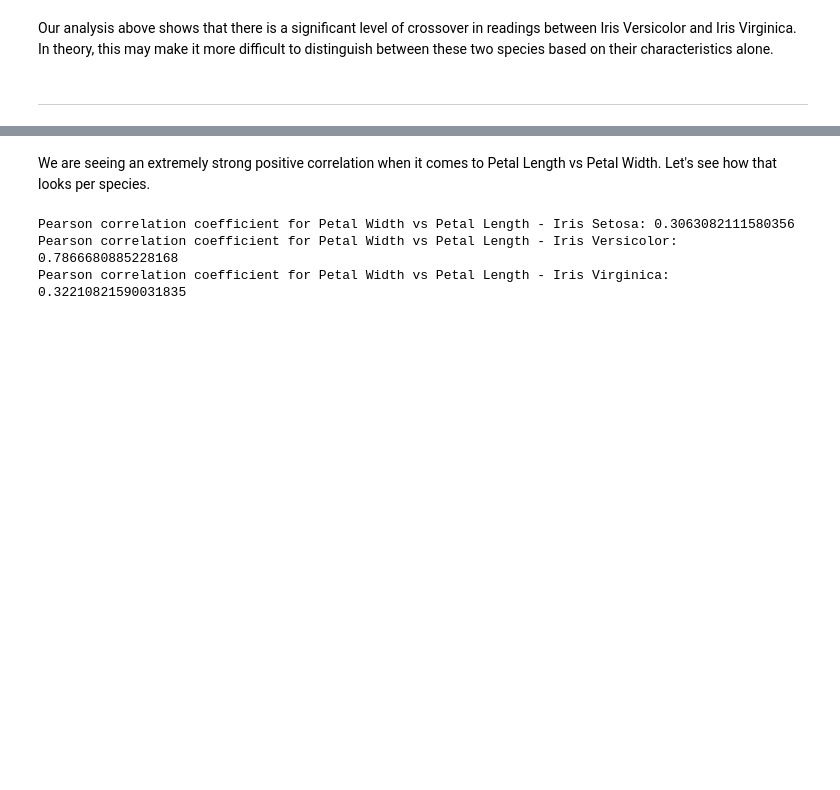
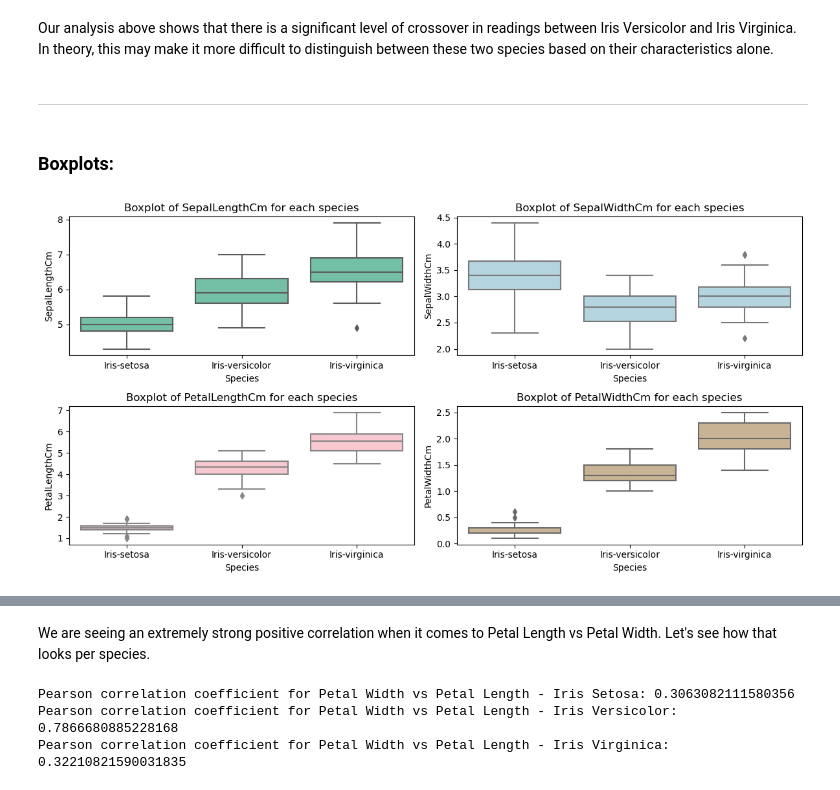
Before and after one commit to briannemcgrath/pands-project, a Jupyter notebook: analysis.ipynb, the cells around one changed output, grey strips where cells are left out. Drawn from its saved outputs; the diff is of its cells as text; code cells hidden in the pictures; blank space fills up the shorter version.

Commit message:
Addition of Boxplot + Update to README for references

```diff
--- a/analysis.ipynb
+++ b/analysis.ipynb
@@ -261,3 +263,19 @@ plt.show()
 Our analysis above shows that there is a significant level of crossover in readings between Iris Versicolor and Iris Virginica. In theory, this may make it more difficult to distinguish between these two species based on their characteristics alone.
 # %% [markdown]
 ***
+# %% [markdown]
+### **Boxplots:**
+# %%
+# Boxplot for each variable
+plt.figure(figsize=(12, 6))
+
+#Defining Colours
+colours=['mediumaquamarine', 'lightblue', 'pink', 'tan']
+for i, column in enumerate(df.columns[:-1]):  # Exclude the Species column
+    plt.subplot(2, 2, i + 1)
+    sns.boxplot(x='Species', y=column, data=df, color=colours[i % len(colours)])
+    plt.title(f'Boxplot of {column} for each species')
+plt.tight_layout()
+plt.show()
+# %% [output]
+[figure, added]
```
Also changed, not shown: parts of 5 cells of this notebook, 1 other file.
